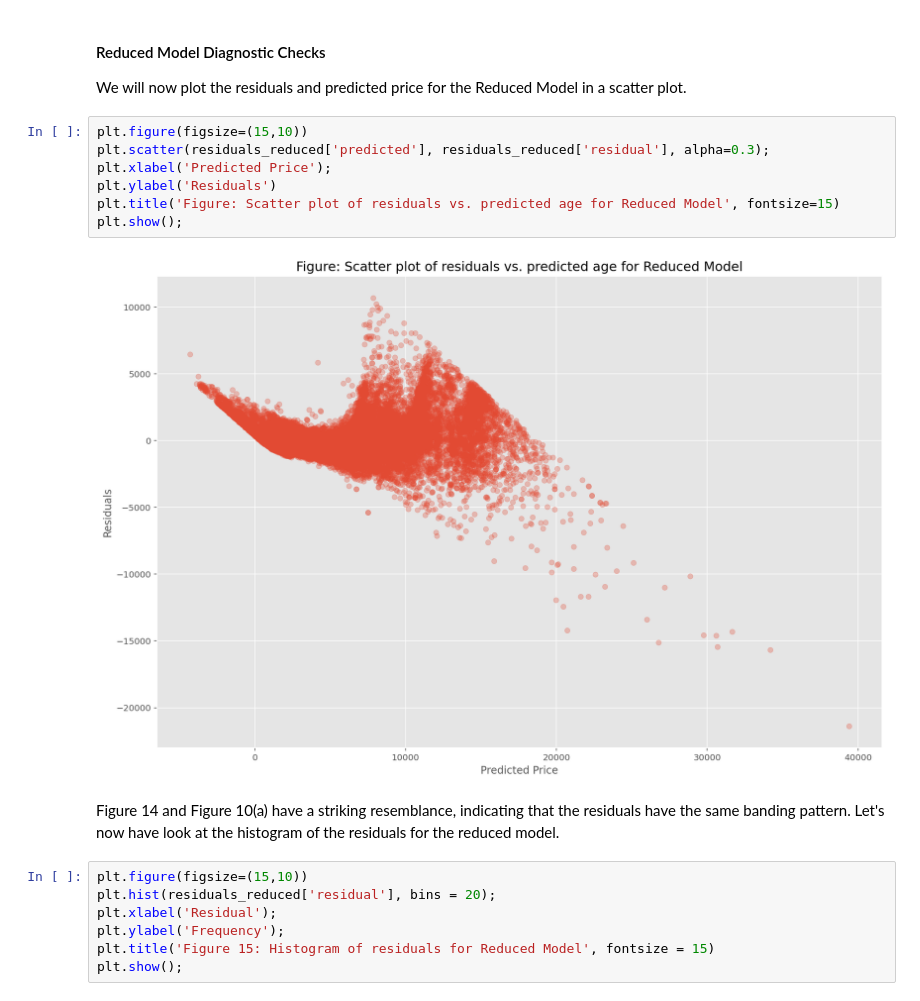
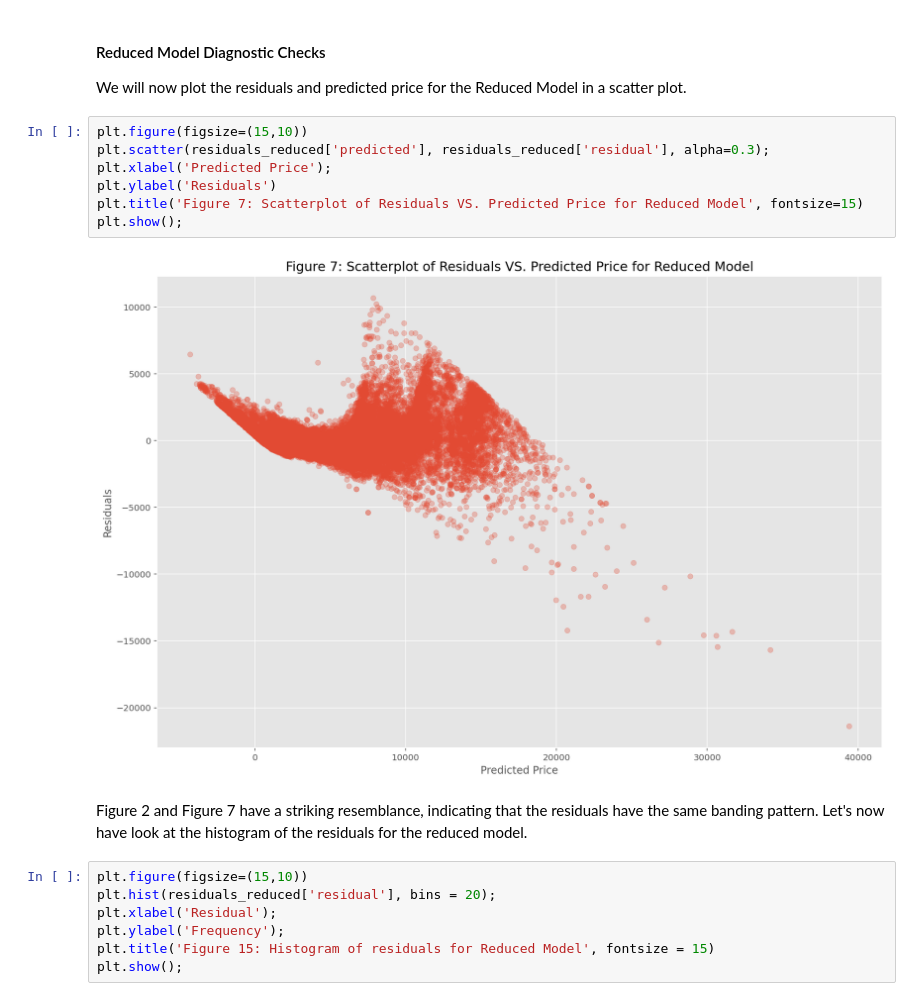
Before and after one commit to s3955624-Chee-Kin-Go/Phase-2, a Jupyter notebook: Phase 2_Group15.ipynb, the cells around one changed output. Cells and saved outputs as stored; diff of their text form.

Commit message:
change figure 7

```diff
--- a/Phase 2_Group15.ipynb
+++ b/Phase 2_Group15.ipynb
@@ -326,14 +326,14 @@ We will now plot the residuals and predicted price for the Reduced Model in a sc
 # %%
 plt.figure(figsize=(15,10))
 plt.scatter(residuals_reduced['predicted'], residuals_reduced['residual'], alpha=0.3);
 plt.xlabel('Predicted Price');
 plt.ylabel('Residuals')
-plt.title('Figure: Scatter plot of residuals vs. predicted age for Reduced Model', fontsize=15)
+plt.title('Figure 7: Scatterplot of Residuals VS. Predicted Price for Reduced Model', fontsize=15)
 plt.show();
 # %% [output]
-[figure, old version]
+[figure, new version]
 # %% [markdown]
-Figure 14 and Figure 10(a) have a striking resemblance, indicating that the residuals have the same banding pattern. Let's now have look at the histogram of the residuals for the reduced model.
+Figure 2 and Figure 7 have a striking resemblance, indicating that the residuals have the same banding pattern. Let's now have look at the histogram of the residuals for the reduced model.
 # %%
 plt.figure(figsize=(15,10))
 plt.hist(residuals_reduced['residual'], bins = 20);
```
